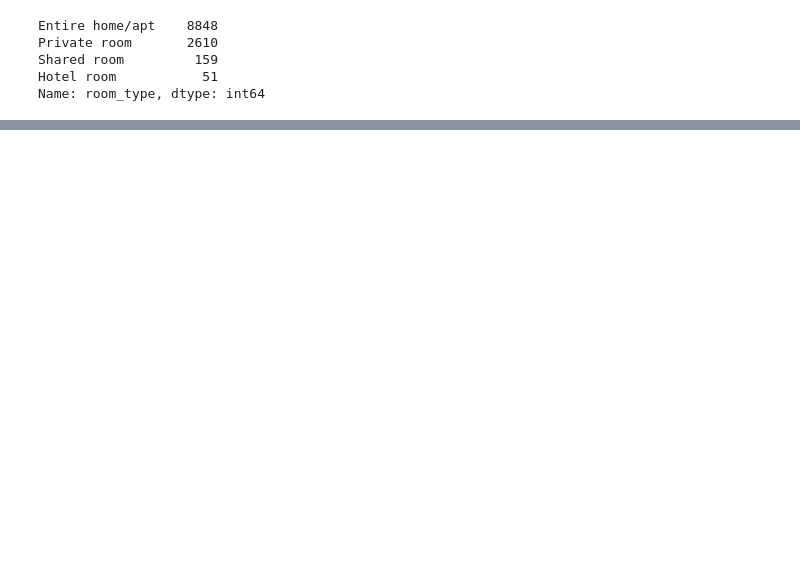
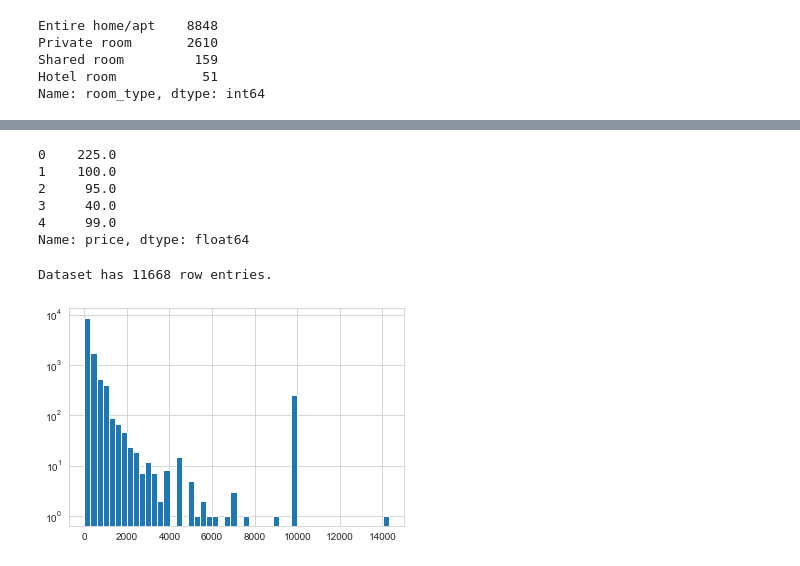
Before and after one commit to atalebizadeh/DS-Career-Track, a Jupyter notebook: Capstone Project 2/AirBnB Austin/AirBnB Austin - EDA.ipynb, the cells around one changed output, grey strips where cells are left out. Saved outputs shown, nothing was run; the diff lists cells and outputs as text; code cells hidden in the pictures; blank space fills up the shorter version.

```diff
--- a/Capstone Project 2/AirBnB Austin/AirBnB Austin - EDA.ipynb
+++ b/Capstone Project 2/AirBnB Austin/AirBnB Austin - EDA.ipynb
@@ -149,0 +196,22 @@ plt.show()
+# %%
+# Verify price type is float
+df['price'].head()
+# %% [output]
+0    225.0
+1    100.0
+2     95.0
+3     40.0
+4     99.0
+Name: price, dtype: float64
+# %%
+print("Dataset has {} row entries.".format(df.shape[0]))
+# %% [output]
+Dataset has 11668 row entries.
+# %%
+# What are the distribution of rental prices
+fig, ax = plt.subplots()
+ax.hist(df['price'], bins=50)
+ax.set_yscale("log", nonposy='clip')
+plt.show();
+# %% [output]
+[figure, added]
```
Also changed, not shown: parts of 55 cells of this notebook, 5 other files.
